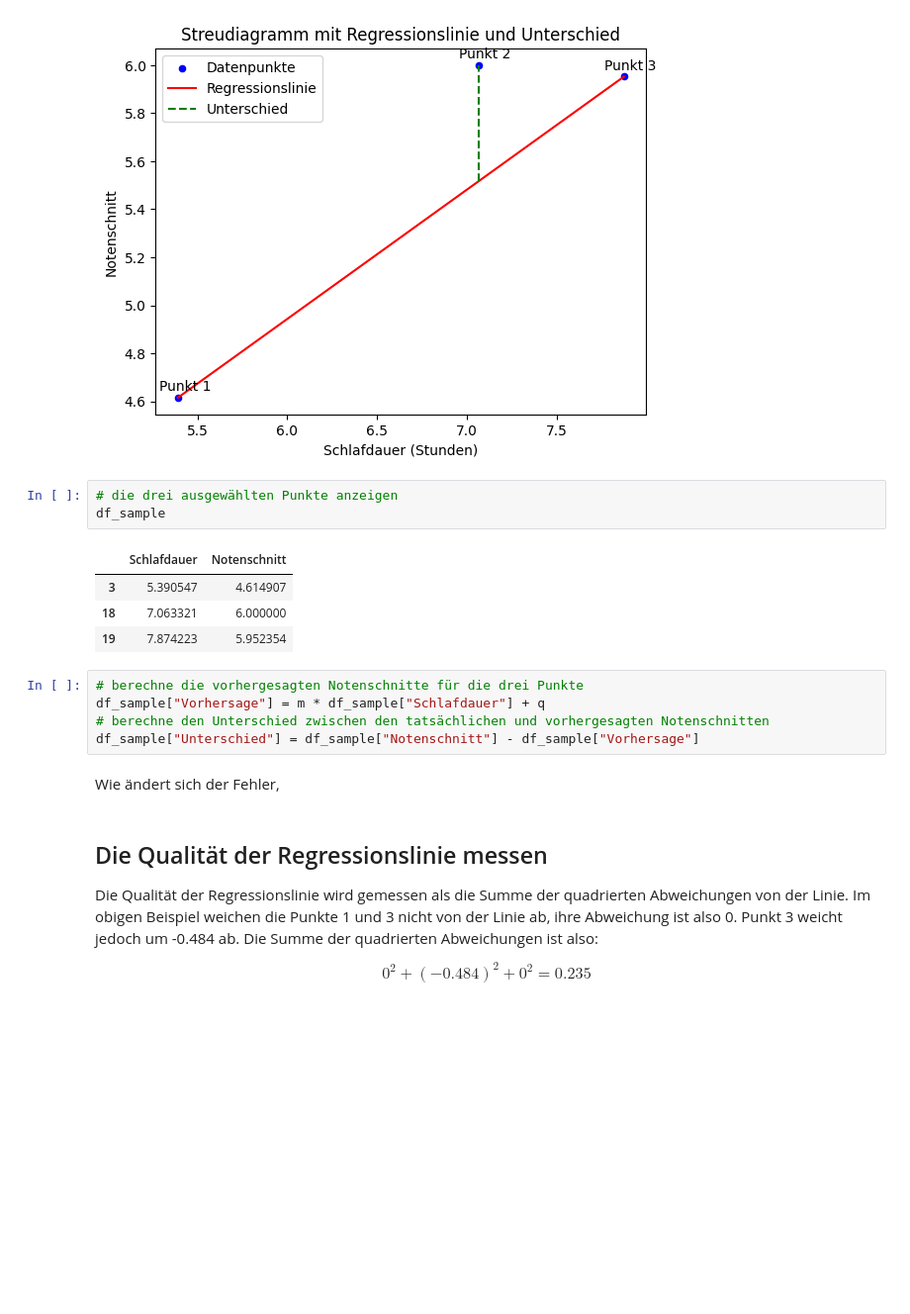
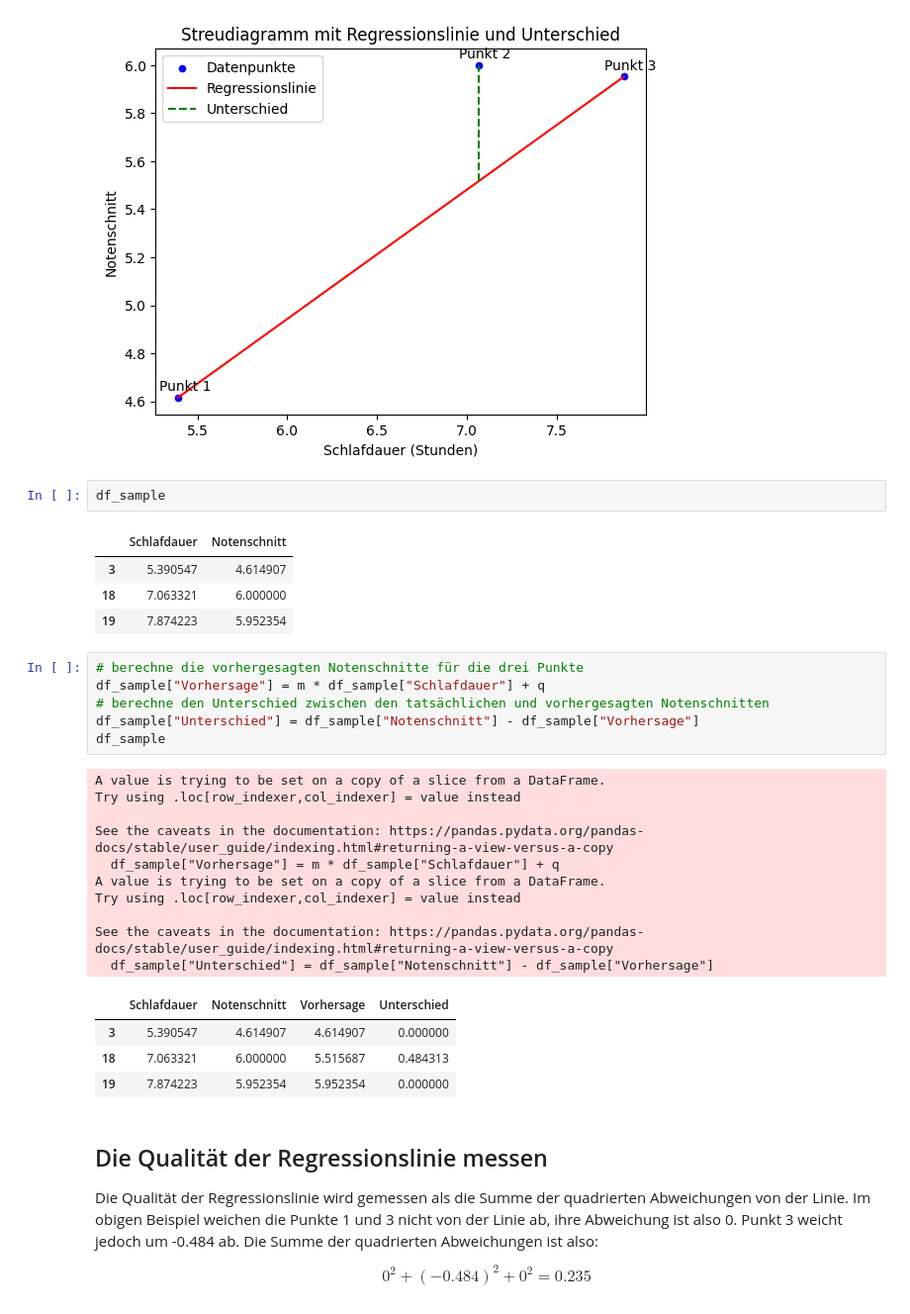
Before and after one commit to CyrilWendl/data-science-jupyter, a Jupyter notebook: content/3a - Lineare Regression Beispiel.ipynb, the cells around one changed output. Shown: that part at 99% size. Drawn from its saved outputs; the diff is of its cells as text; blank space fills up the shorter version.

```diff
--- a/content/3a - Lineare Regression Beispiel.ipynb
+++ b/content/3a - Lineare Regression Beispiel.ipynb
@@ -190,7 +204,6 @@ plt.title("Streudiagramm mit Regressionslinie und Unterschied")
 Text(0.5, 1.0, 'Streudiagramm mit Regressionslinie und Unterschied')
 [figure]
 # %%
-# die drei ausgewählten Punkte anzeigen
 df_sample
 # %% [output]
 |  | Schlafdauer | Notenschnitt |
@@ -200,10 +213,24 @@ df_sample
 # %%
 # berechne die vorhergesagten Notenschnitte für die drei Punkte
 df_sample["Vorhersage"] = m * df_sample["Schlafdauer"] + q
 # berechne den Unterschied zwischen den tatsächlichen und vorhergesagten Notenschnitten
 df_sample["Unterschied"] = df_sample["Notenschnitt"] - df_sample["Vorhersage"]
+df_sample
+# %% [output]
+A value is trying to be set on a copy of a slice from a DataFrame.
+Try using .loc[row_indexer,col_indexer] = value instead
+
+See the caveats in the documentation: https://pandas.pydata.org/pandas-docs/stable/user_guide/indexing.html#returning-a-view-versus-a-copy
+  df_sample["Vorhersage"] = m * df_sample["Schlafdauer"] + q
+A value is trying to be set on a copy of a slice from a DataFrame.
+Try using .loc[row_indexer,col_indexer] = value instead
+
+See the caveats in the documentation: https://pandas.pydata.org/pandas-docs/stable/user_guide/indexing.html#returning-a-view-versus-a-copy
+  df_sample["Unterschied"] = df_sample["Notenschnitt"] - df_sample["Vorhersage"]
+|  | Schlafdauer | Notenschnitt | Vorhersage | Unterschied |
+| 3 | 5.390547 | 4.614907 | 4.614907 | 0.000000 |
+| 18 | 7.063321 | 6.000000 | 5.515687 | 0.484313 |
+| 19 | 7.874223 | 5.952354 | 5.952354 | 0.000000 |
-# %% [markdown]
-Wie ändert sich der Fehler,
 # %% [markdown]
 ## Die Qualität der Regressionslinie messen
 
```
Also changed, not shown: parts of 4 cells of this notebook, 1 other file.
